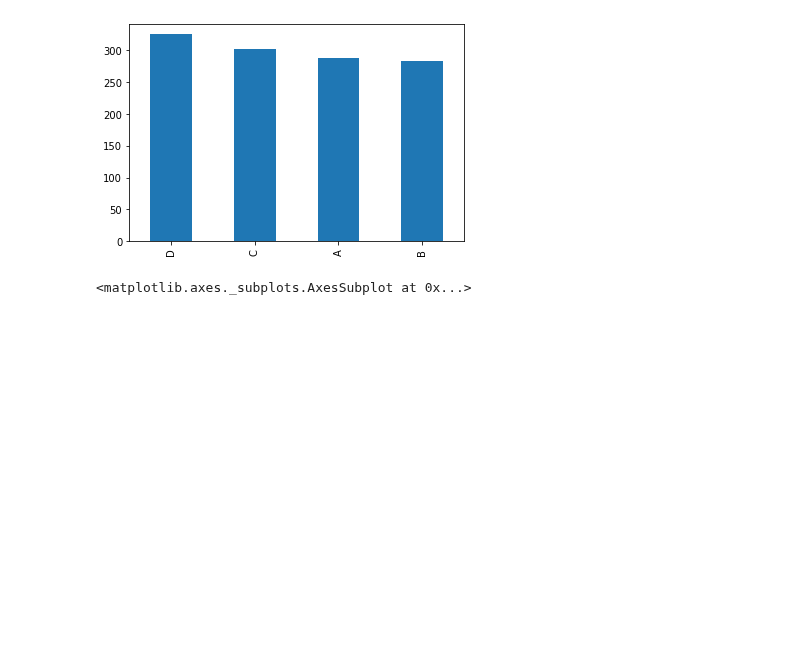
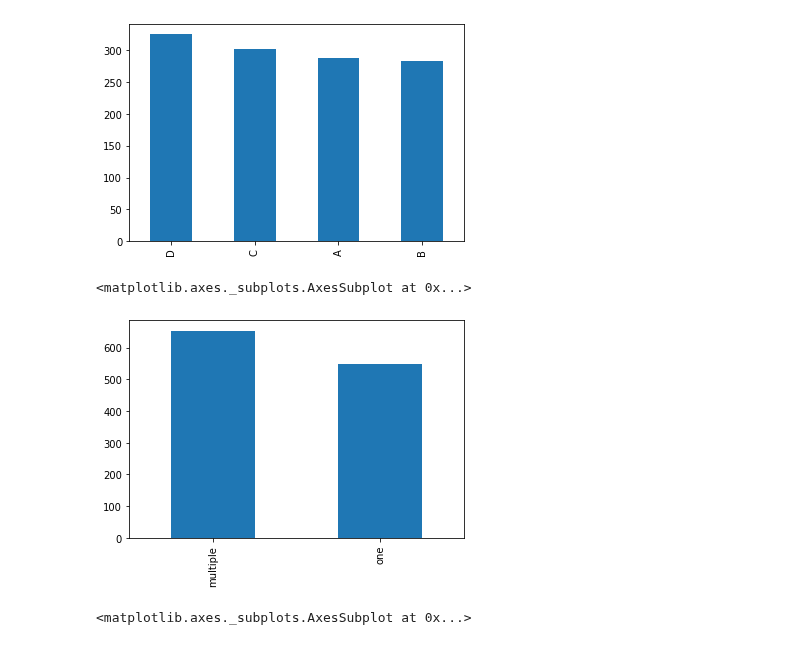
Before and after one commit to JeremyQuo/NLP-ZION-GROUP, a Jupyter notebook: DataVisualsation.ipynb, the cells around one changed output. Drawn from its saved outputs; the diff is of its cells as text; code cells hidden in the pictures; blank space fills up the shorter version.

```diff
--- a/DataVisualsation.ipynb
+++ b/DataVisualsation.ipynb
@@ -17,0 +13,3 @@ print(list(train_df.columns))
+# %%
+MCTest_df = MCTest_df[(MCTest_df.question_type=='multiple')].reset_index(drop=True)
+MCTest_df
@@ -40,6 +56,11 @@ MCTest_df.answer.value_counts().plot(kind='bar')
 # %% [output]
 <matplotlib.axes._subplots.AxesSubplot at 0x...>
 [figure]
+# %%
+MCTest_df.question_type.value_counts().plot(kind='bar')
+# %% [output]
+<matplotlib.axes._subplots.AxesSubplot at 0x...>
+[figure, added]
 # %%
 Race_df.answer.value_counts().plot(kind='bar')
 # %% [output]
```
Also changed, not shown: parts of 6 cells of this notebook, 1 other file.
